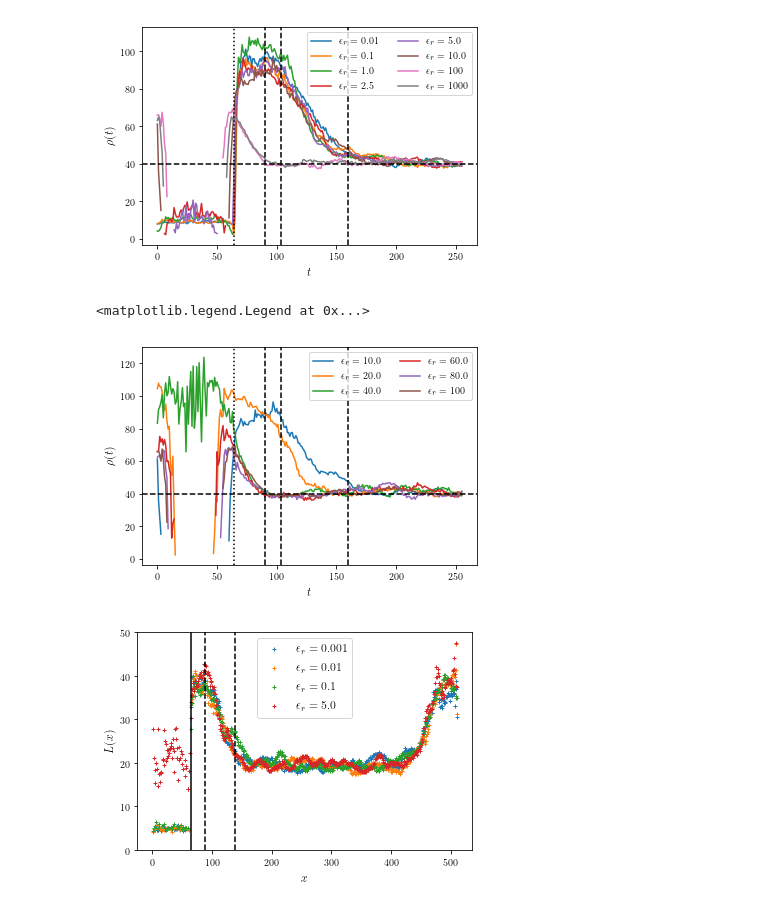
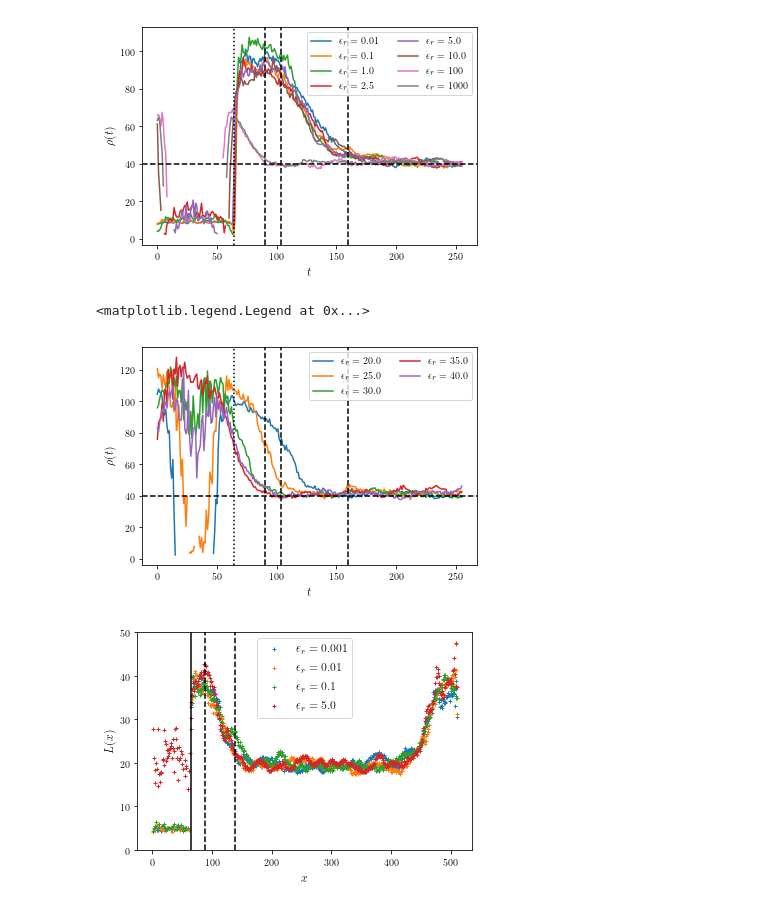
Before and after one commit to mlazarn/Summer18Research, a Jupyter notebook: MonteCarloSim/Untitled5.ipynb, the cells around one changed output. Cells and saved outputs as stored; diff of their text form; code cells hidden in the pictures.

```diff
--- a/MonteCarloSim/Untitled5.ipynb
+++ b/MonteCarloSim/Untitled5.ipynb
@@ -166,41 +166,48 @@ corr_len9 = np.genfromtxt("data/multiData2/rate_0/corr_len.csv", delimiter=',')
 corr_len10 = np.genfromtxt("data/multiData2/rate_1/corr_len.csv", delimiter=',')
 corr_len11 = np.genfromtxt("data/multiData2/rate_2/corr_len.csv", delimiter=',')
 corr_len12 = np.genfromtxt("data/multiData2/rate_3/corr_len.csv", delimiter=',')
+corr_len13 = np.genfromtxt("data/multiData3/rate_0/corr_len.csv", delimiter=',')
+corr_len14 = np.genfromtxt("data/multiData3/rate_1/corr_len.csv", delimiter=',')
+corr_len15 = np.genfromtxt("data/multiData3/rate_2/corr_len.csv", delimiter=',')
+corr_len16 = np.genfromtxt("data/multiData3/rate_3/corr_len.csv", delimiter=',')
 # %%
 r2 = np.arange(corr_len9.shape[-1])
 # %%
 fig2, ax2 = plt.subplots(facecolor="white")
 
-ax2.plot(r[:], corr_len6[:], linestyle='-', label=r"$\epsilon_r = 10.0$")
+#ax2.plot(r[:], corr_len6[:], linestyle='-', label=r"$\epsilon_r = 10.0$")
 ax2.plot(r[:], corr_len9[:], linestyle='-', label=r"$\epsilon_r = 20.0$")
-ax2.plot(r[:], corr_len10[:], linestyle='-', label=r"$\epsilon_r = 40.0$")
-ax2.plot(r[:], corr_len11[:], linestyle='-', label=r"$\epsilon_r = 60.0$")
-ax2.plot(r[:], corr_len12[:], linestyle='-', label=r"$\epsilon_r = 80.0$")
-ax2.plot(r[:], corr_len7[:], linestyle='-', label=r"$\epsilon_r = 100$")
+ax2.plot(r[:], corr_len13[:], linestyle='-', label=r"$\epsilon_r = 25.0$")
+ax2.plot(r[:], corr_len14[:], linestyle='-', label=r"$\epsilon_r = 30.0$")
+ax2.plot(r[:], corr_len15[:], linestyle='-', label=r"$\epsilon_r = 35.0$")
+ax2.plot(r[:], corr_len16[:], linestyle='-', label=r"$\epsilon_r = 40.0$")
+#ax2.plot(r[:], corr_len11[:], linestyle='-', label=r"$\epsilon_r = 60.0$")
+#ax2.plot(r[:], corr_len12[:], linestyle='-', label=r"$\epsilon_r = 80.0$")
+#ax2.plot(r[:], corr_len7[:], linestyle='-', label=r"$\epsilon_r = 100$")
 #ax1.plot(data1, linestyle="-", label=r"$\epsilon_m = 0.1$")
 #ax1.plot(data2, linestyle="-", label=r"$\epsilon_m = 2.5$")
 #ax1.plot(data3, linestyle="-", label=r"$\epsilon_m = 5.0$")
 #ax1.plot(data4, linestyle="-", label=r"$\epsilon_m = 10.0$")
 #ax1.semilogy(r[1:128], data1[70,1:128], label=r"$\epsilon_r = 0.1$")
 #ax1.semilogy(r[1:128], data2[70,1:128], label=r"$\epsilon_r = 2.5$")
 #ax1.semilogy(r[1:128], data3[70,1:128], label=r"$\epsilon_r = 5.0$")
 #ax1.semilogy(r[1:128], data4[70,1:128], label=r"$\epsilon_r = 10.0$")
 #ax1.axhline(30, linestyle='--', color='k')
 ax2.axvline(64, linestyle=':', color='k')
 ax2.axvline(90, linestyle='--', color='k')
 ax2.axvline(104, linestyle='--', color='k')
 ax2.axvline(160, linestyle='--', color='k')
 #ax1.axvline(511, linestyle='-', color='k')
 ax2.axhline(40, linestyle='--', color='k')#, label='Mean Field Carrying Capacity')
 ax2.set_xlabel(r'$t$', fontsize='large')
 ax2.set_ylabel(r'$\rho(t)$', fontsize='large')
 #ax1.set_ylim(bottom=0, top=50)
 ax2.legend(fontsize='medium', ncol=2)
 
 #plt.savefig("net_densities.png", dpi=200)
 # %% [output]
 <matplotlib.legend.Legend at 0x...>
-[figure, old version]
+[figure, new version]
 # %%
 data5  = np.genfromtxt("data/reactionRateData6/rate_0/corr_len.csv", delimiter=',')
 data6  = np.genfromtxt("data/reactionRateData6/rate_1/corr_len.csv", delimiter=',')
```
Also changed, not shown: 2 other files.
